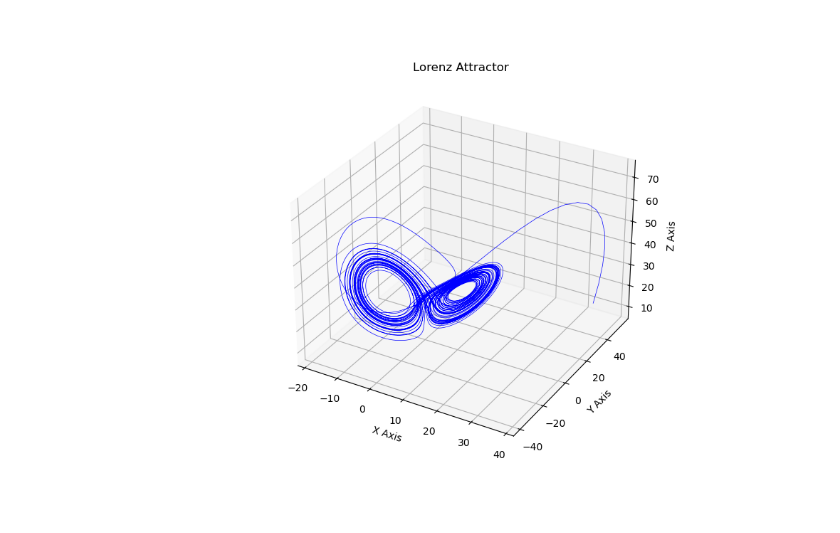
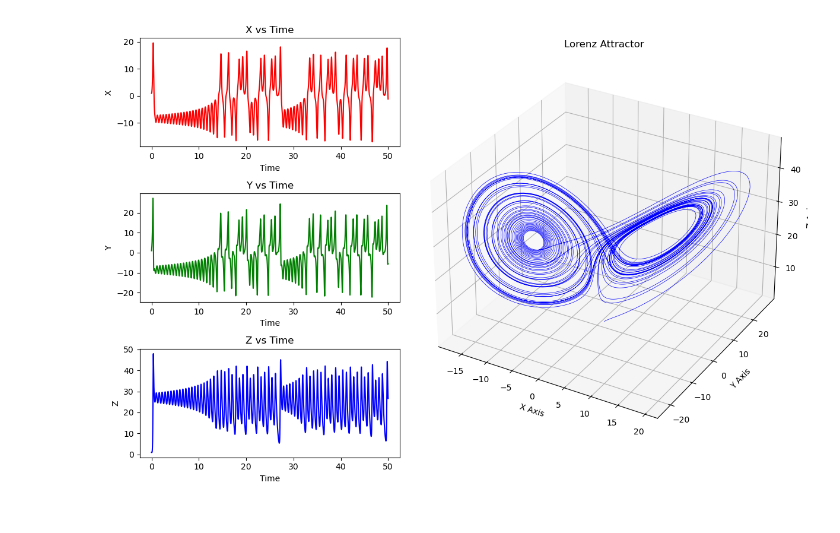
Before and after one commit to BakulTakthar/chaos-theory, a Jupyter notebook: main.ipynb, the cells around one changed output. Saved outputs shown, nothing was run; the diff lists cells and outputs as text; code cells hidden in the pictures.

```diff
--- a/main.ipynb
+++ b/main.ipynb
@@ -1,37 +1,65 @@
 # %%
 %matplotlib widget
 
 import numpy as np
 import matplotlib.pyplot as plt
 from scipy.integrate import solve_ivp
 
+# Lorenz system function
 def lorenz(t, state, sigma=10, beta=8/3, rho=28):
     x, y, z = state
     dxdt = sigma * (y - x)
     dydt = x * (rho - z) - y
     dzdt = x * y - beta * z
     return [dxdt, dydt, dzdt]
 
 # Initial conditions
-state0 = [34.0, 52.0, 12.0]
+state0 = [1.0, 1.0, 1.0]
 
-time_span = (0, 50)  # Time range
-time_eval = np.linspace(time_span[0], time_span[1], 10000)  # Time points for evaluation
+# Time span
+time_span = (0, 50)
+time_eval = np.linspace(time_span[0], time_span[1], 10000)
 
 # Solve the system
-solution = solve_ivp(lorenz, time_span, state0, t_eval=time_eval, args=(10, 8/3, 28))
+solution = solve_ivp(lorenz, time_span, state0, t_eval=time_eval)
+t, x, y, z = solution.t, solution.y[0], solution.y[1], solution.y[2]
 
-# Extract results
-x, y, z = solution.y
+# Create figure and subplots
+fig = plt.figure(figsize=(12, 8))
+grid = fig.add_gridspec(3, 2, width_ratios=[1, 1.5], height_ratios=[1, 1, 1])  # Define grid layout
 
-# Plot the Lorenz attractor
-fig = plt.figure(figsize=(10, 7))
-ax = fig.add_subplot(111, projection='3d')
-ax.plot(x, y, z, lw=0.5, color='blue')
-ax.set_xlabel("X Axis")
-ax.set_ylabel("Y Axis")
-ax.set_zlabel("Z Axis")
-ax.set_title("Lorenz Attractor")
+
+# X vs Time
+ax1 = fig.add_subplot(grid[0,0])
+ax1.plot(t, x, color='r')
+ax1.set_title("X vs Time")
+ax1.set_xlabel("Time")
+ax1.set_ylabel("X")
+
+# Y vs Time
+ax2 = fig.add_subplot(grid[1,0])
+ax2.plot(t, y, color='g')
+ax2.set_title("Y vs Time")
+ax2.set_xlabel("Time")
+ax2.set_ylabel("Y")
+
+# Z vs Time
+ax3 = fig.add_subplot(grid[2,0])
+ax3.plot(t, z, color='b')
+ax3.set_title("Z vs Time")
+ax3.set_xlabel("Time")
+ax3.set_ylabel("Z")
+
+# 3D Lorenz Attractor
+ax4 = fig.add_subplot(grid[:,1], projection='3d')
+ax4.plot(x, y, z, lw=0.5, color='blue')
+ax4.set_xlabel("X Axis")
+ax4.set_ylabel("Y Axis")
+ax4.set_zlabel("Z Axis")
+ax4.set_title("Lorenz Attractor")
+
+# Adjust layout
+plt.tight_layout()
 plt.show()
 # %% [output]
-[figure, old version]
+[figure, new version]
```
Also changed, not shown: 3 other files.
